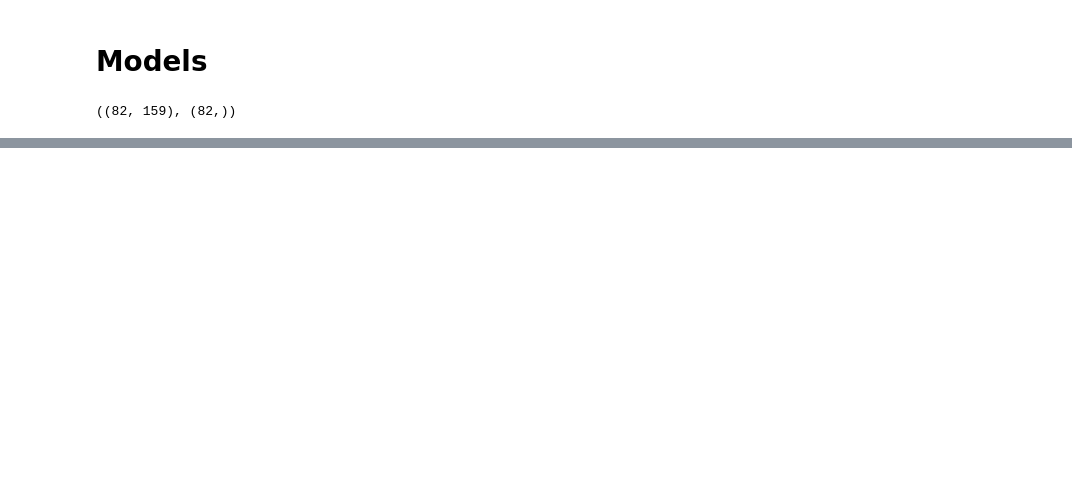
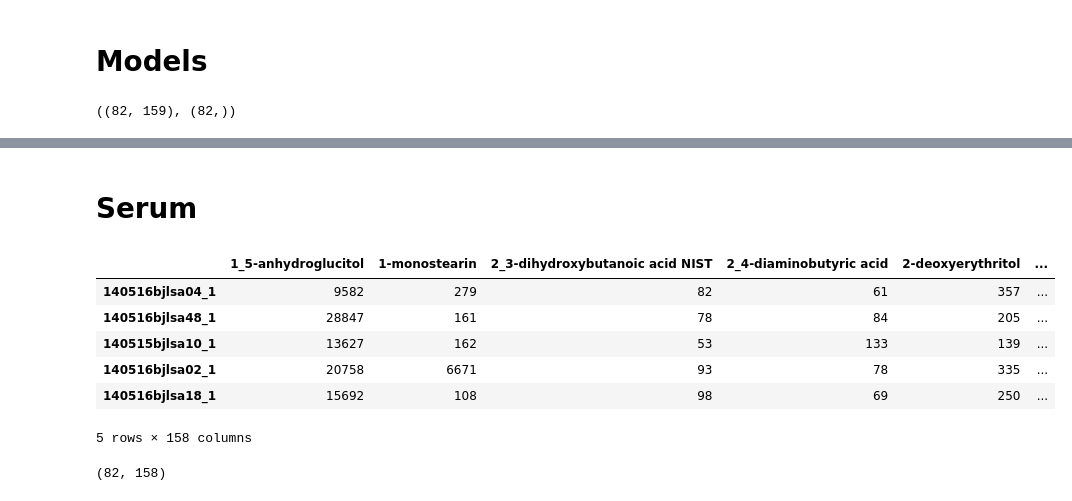
Before and after one commit to utshabkg/lung_cancer_biomarker, a Jupyter notebook: Lung_Cancer.ipynb, the cells around one changed output, grey strips where cells are left out. Drawn from its saved outputs; the diff is of its cells as text; code cells hidden in the pictures; blank space fills up the shorter version.

Commit message:
checked for the serum part

```diff
--- a/Lung_Cancer.ipynb
+++ b/Lung_Cancer.ipynb
@@ -237,6 +246,14 @@ from sklearn.metrics import confusion_matrix
 from sklearn.metrics import matthews_corrcoef
 from sklearn.metrics import classification_report
 # %%
-clf = LazyClassifier(verbose=0, ignore_warnings=True, custom_metric=matthews_corrcoef, predictions=True)
-models, predictions = clf.fit(X, X_test, y, y_test)
-model_dictionary = clf.provide_models(X, X_test, y, y_test)
+result2 = []
+for i in range(10):
+    clf = LazyClassifier(verbose=0, ignore_warnings=True, custom_metric=matthews_corrcoef, predictions=True)
+    X_train, X_test, y_train, y_test = train_test_split(X, y, test_size=0.20, random_state=42)
+
+    models, predictions = clf.fit(X, X_test, y, y_test)
+    model_dictionary = clf.provide_models(X, X_test, y, y_test)
+    # print(models.shape)
+    result2.append(models.iloc[0])
+    print(i, X_train.shape, X_test.shape, y_train.shape, y_test.shape)
+# result
@@ -284,0 +271,3 @@ predictions
+# %%
+for i in result:
+    print(i['Accuracy'])
@@ -284,0 +286,24 @@ predictions
+# %% [markdown]
+# Serum
+# %%
+df2 = pd.read_csv('/content/drive/Shareddrives/utshabkg/Dataset/serumLC.csv')
+df2 = df2.T
+col = {}
+for i in range(df2.shape[1]):
+    col[i] = df2.iloc[0, i]
+# print(col)
+df2 = df2.rename(columns = col, inplace = False)
+df2 = df2.iloc[1:, :]
+df2.head()
+# %% [output]
+|  | 1_5-anhydroglucitol | 1-monostearin | 2_3-dihydroxybutanoic acid NIST | 2_4-diaminobutyric acid | 2-deoxyerythritol | ... |
+| 140516bjlsa04_1 | 9582 | 279 | 82 | 61 | 357 | ... |
+| 140516bjlsa48_1 | 28847 | 161 | 78 | 84 | 205 | ... |
+| 140515bjlsa10_1 | 13627 | 162 | 53 | 133 | 139 | ... |
+| 140516bjlsa02_1 | 20758 | 6671 | 93 | 78 | 335 | ... |
+| 140516bjlsa18_1 | 15692 | 108 | 98 | 69 | 250 | ... |
+5 rows × 158 columns
+# %%
+df2.shape
+# %% [output]
+(82, 158)
```
Also changed, not shown: parts of 22 cells of this notebook, 1 other file.
